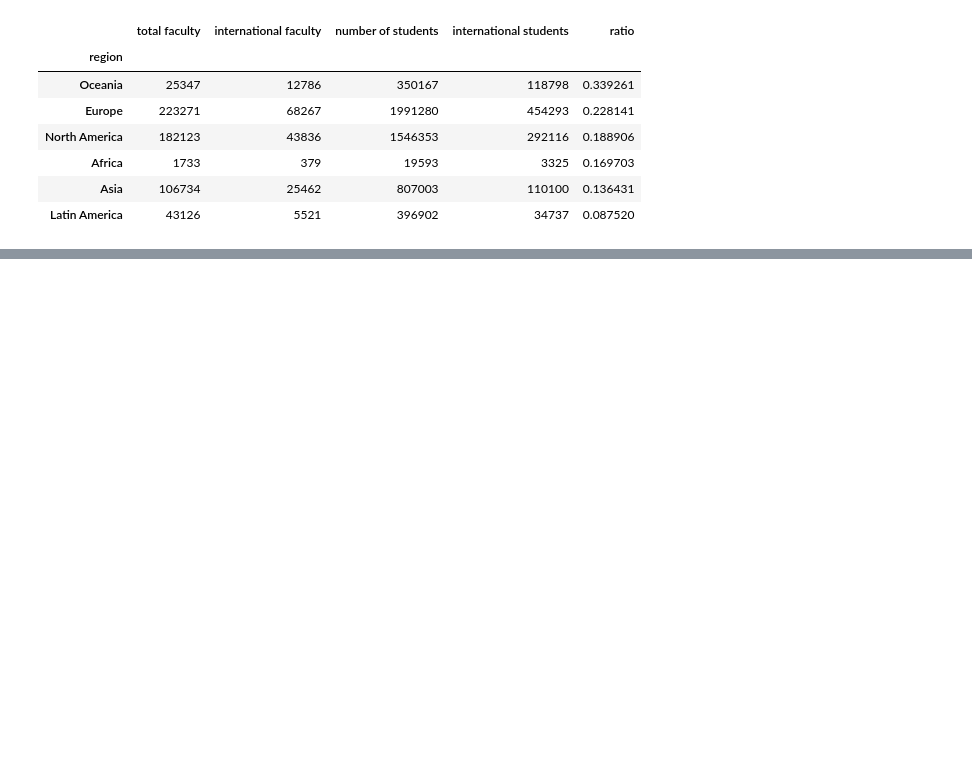
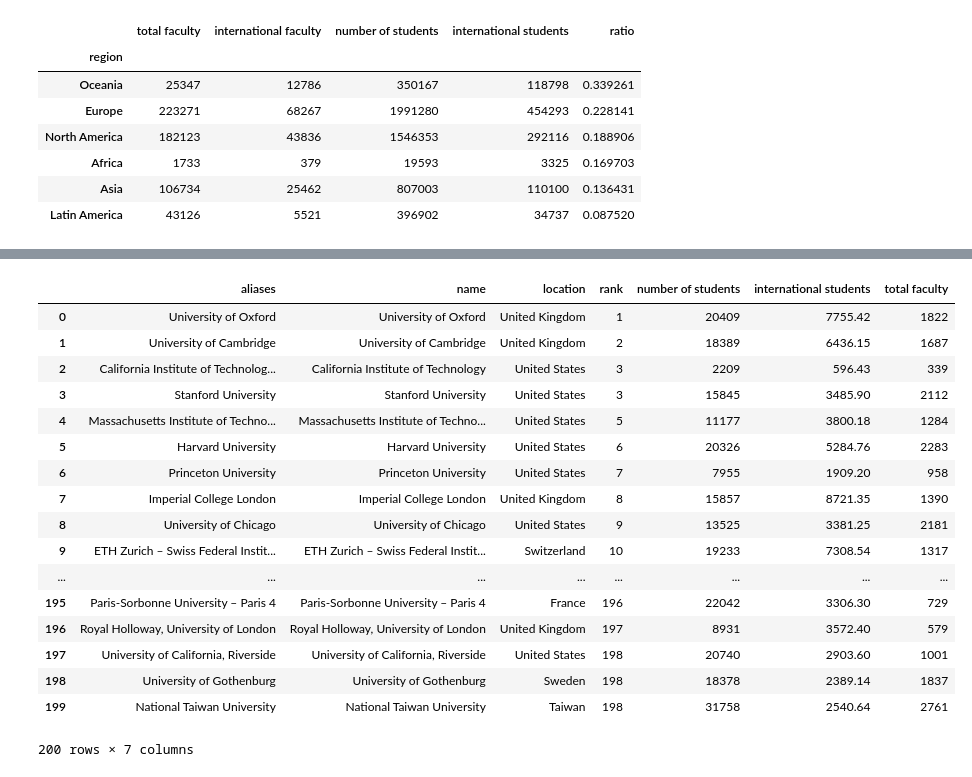
Before and after one commit to lkieliger/adagroup, a Jupyter notebook: hw2/Homework 2.ipynb, the cells around one changed output, grey strips where cells are left out. Cells and saved outputs as stored; diff of their text form; code cells hidden in the pictures; blank space fills up the shorter version.

```diff
--- a/hw2/Homework 2.ipynb
+++ b/hw2/Homework 2.ipynb
@@ -265,0 +333,23 @@ print(end - start)
+# %%
+df_2 = df_2.rename(columns={'stats_number_students': 'number of students'})
+
+display(df_2)
+# %% [output]
+|  | aliases | name | location | rank | number of students | international students | total faculty |
+| 0 | University of Oxford | University of Oxford | United Kingdom | 1 | 20409 | 7755.42 | 1822 |
+| 1 | University of Cambridge | University of Cambridge | United Kingdom | 2 | 18389 | 6436.15 | 1687 |
+| 2 | California Institute of Technolog... | California Institute of Technology | United States | 3 | 2209 | 596.43 | 339 |
+| 3 | Stanford University | Stanford University | United States | 3 | 15845 | 3485.90 | 2112 |
+| 4 | Massachusetts Institute of Techno... | Massachusetts Institute of Techno... | United States | 5 | 11177 | 3800.18 | 1284 |
+| 5 | Harvard University | Harvard University | United States | 6 | 20326 | 5284.76 | 2283 |
+| 6 | Princeton University | Princeton University | United States | 7 | 7955 | 1909.20 | 958 |
+| 7 | Imperial College London | Imperial College London | United Kingdom | 8 | 15857 | 8721.35 | 1390 |
+| 8 | University of Chicago | University of Chicago | United States | 9 | 13525 | 3381.25 | 2181 |
+| 9 | ETH Zurich – Swiss Federal Instit... | ETH Zurich – Swiss Federal Instit... | Switzerland | 10 | 19233 | 7308.54 | 1317 |
+| ... | ... | ... | ... | ... | ... | ... | ... |
+| 195 | Paris-Sorbonne University – Paris 4 | Paris-Sorbonne University – Paris 4 | France | 196 | 22042 | 3306.30 | 729 |
+| 196 | Royal Holloway, University of London | Royal Holloway, University of London | United Kingdom | 197 | 8931 | 3572.40 | 579 |
+| 197 | University of California, Riverside | University of California, Riverside | United States | 198 | 20740 | 2903.60 | 1001 |
+| 198 | University of Gothenburg | University of Gothenburg | Sweden | 198 | 18378 | 2389.14 | 1837 |
+| 199 | National Taiwan University | National Taiwan University | Taiwan | 198 | 31758 | 2540.64 | 2761 |
+200 rows × 7 columns
```
Also changed, not shown: parts of 8 cells of this notebook.
